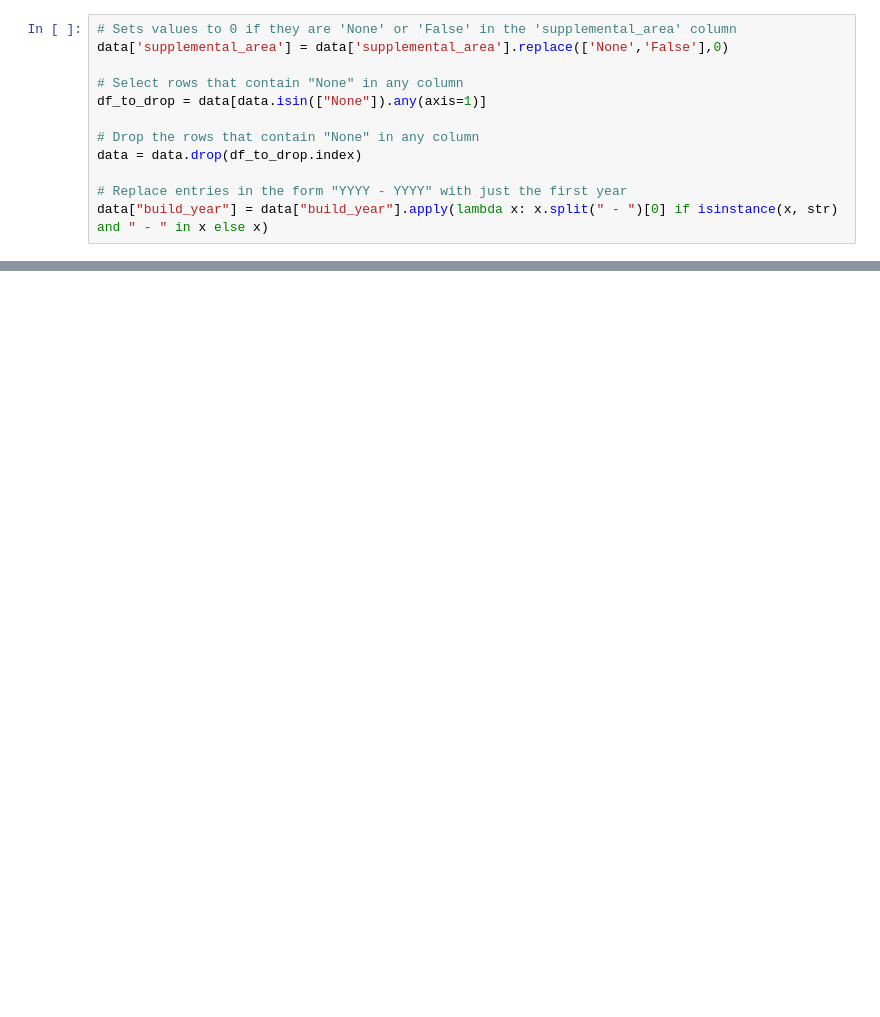
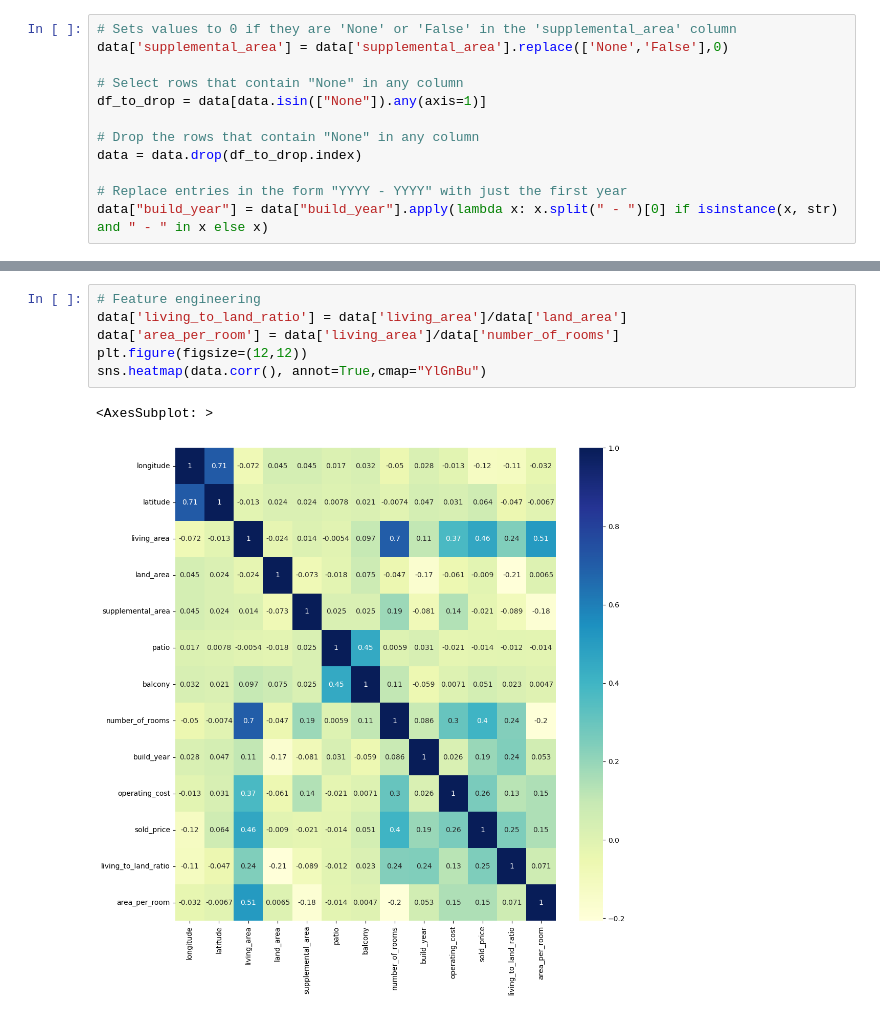
Before and after one commit to Dan-Irl/House-Price-Prediction, a Jupyter notebook: data_proccesing.ipynb, the cells around one changed output, grey strips where cells are left out. Cells and saved outputs as stored; diff of their text form; blank space fills up the shorter version.

```diff
--- a/data_proccesing.ipynb
+++ b/data_proccesing.ipynb
@@ -34,0 +79,9 @@ data["build_year"] = data["build_year"].apply(lambda x: x.split(" - ")[0] if isi
+# %%
+# Feature engineering
+data['living_to_land_ratio'] = data['living_area']/data['land_area']
+data['area_per_room'] = data['living_area']/data['number_of_rooms']
+plt.figure(figsize=(12,12))
+sns.heatmap(data.corr(), annot=True,cmap="YlGnBu")
+# %% [output]
+<AxesSubplot: >
+[figure, added]
```
Also changed, not shown: parts of 7 cells of this notebook.
